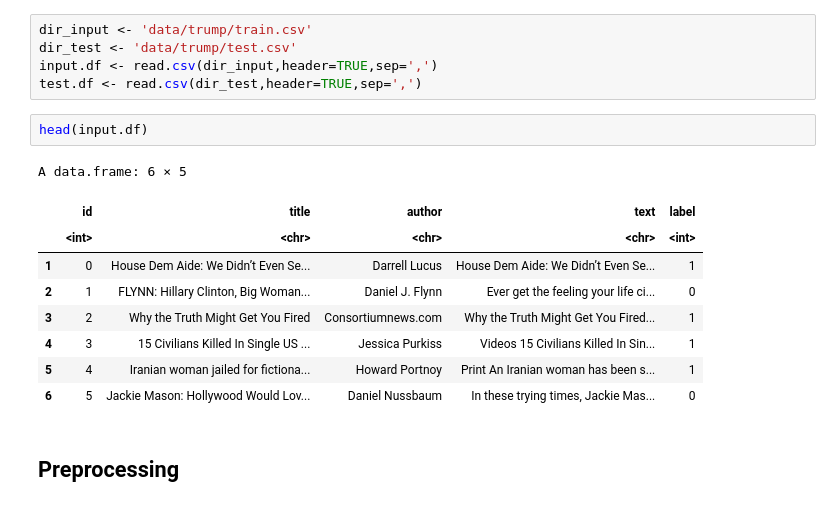
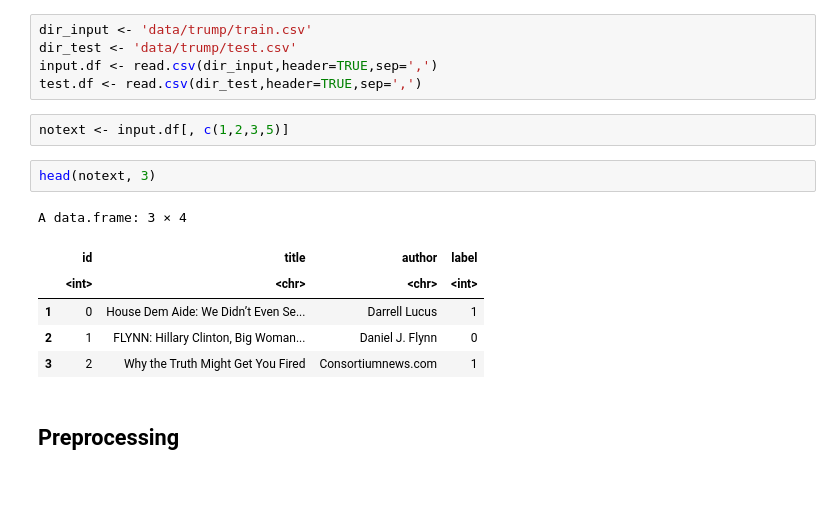
Before and after one commit to s1m0n32001/BayesianFakeNewsRecognition, a Jupyter notebook: Trump.ipynb, the cells around one changed output. Drawn from its saved outputs; the diff is of its cells as text.

```diff
--- a/Trump.ipynb
+++ b/Trump.ipynb
@@ -51,18 +51,17 @@ dir_input <- 'data/trump/train.csv'
 dir_test <- 'data/trump/test.csv'
 input.df <- read.csv(dir_input,header=TRUE,sep=',')
 test.df <- read.csv(dir_test,header=TRUE,sep=',')
+# %%
+notext <- input.df[, c(1,2,3,5)]
 # %%
-head(input.df)
+head(notext, 3)
 # %% [output]
-A data.frame: 6 × 5
+A data.frame: 3 × 4
-|  | id | title | author | text | label |
-|  | <int> | <chr> | <chr> | <chr> | <int> |
-| 1 | 0 | House Dem Aide: We Didn’t Even Se... | Darrell Lucus | House Dem Aide: We Didn’t Even Se... | 1 |
-| 2 | 1 | FLYNN: Hillary Clinton, Big Woman... | Daniel J. Flynn | Ever get the feeling your life ci... | 0 |
-| 3 | 2 | Why the Truth Might Get You Fired | Consortiumnews.com | Why the Truth Might Get You Fired... | 1 |
-| 4 | 3 | 15 Civilians Killed In Single US ... | Jessica Purkiss | Videos 15 Civilians Killed In Sin... | 1 |
-| 5 | 4 | Iranian woman jailed for fictiona... | Howard Portnoy | Print An Iranian woman has been s... | 1 |
-| 6 | 5 | Jackie Mason: Hollywood Would Lov... | Daniel Nussbaum | In these trying times, Jackie Mas... | 0 |
+|  | id | title | author | label |
+|  | <int> | <chr> | <chr> | <int> |
+| 1 | 0 | House Dem Aide: We Didn’t Even Se... | Darrell Lucus | 1 |
+| 2 | 1 | FLYNN: Hillary Clinton, Big Woman... | Daniel J. Flynn | 0 |
+| 3 | 2 | Why the Truth Might Get You Fired | Consortiumnews.com | 1 |
 # %% [markdown]
 ## Preprocessing
 # %%
```
Also changed, not shown: parts of 17 cells of this notebook, 1 other file.
